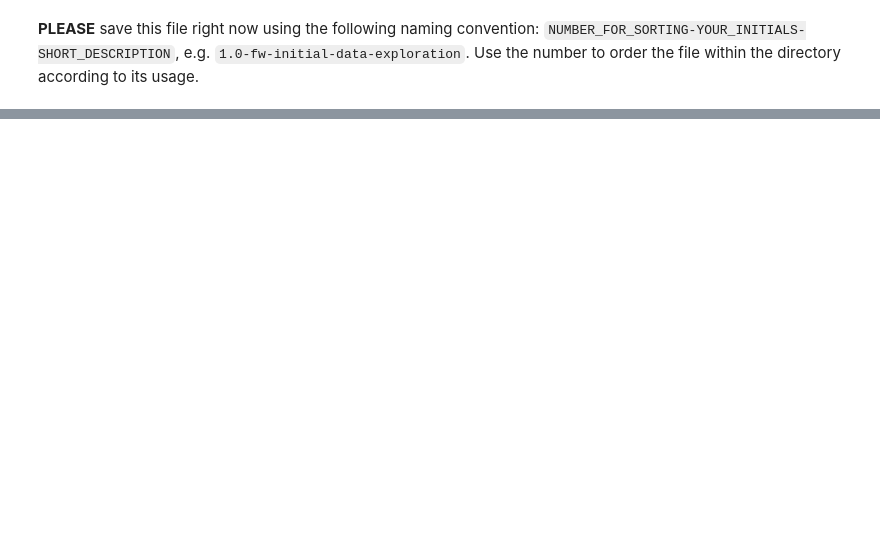
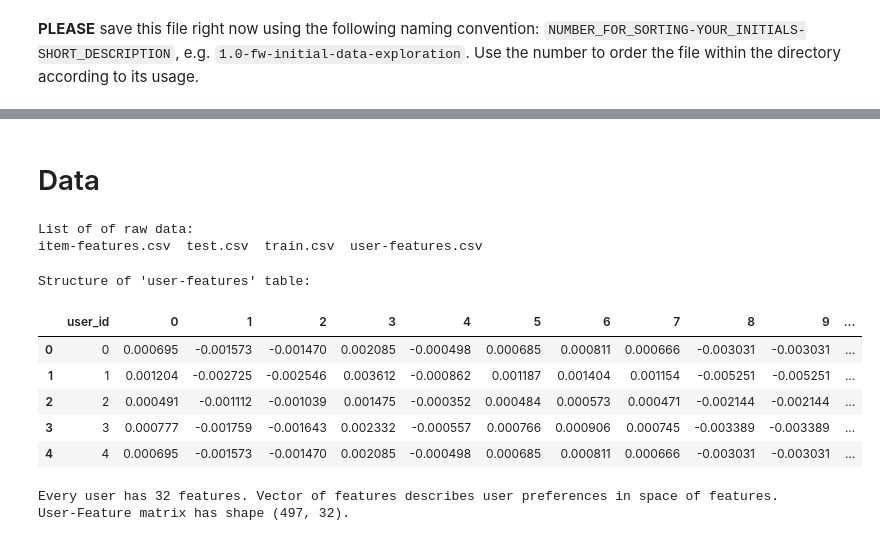
Before and after one commit to devyueightfive/recommendations_project, a Jupyter notebook: notebooks/recommend.ipynb, the cells around one changed output, grey strips where cells are left out. Saved outputs shown, nothing was run; the diff lists cells and outputs as text; code cells hidden in the pictures; blank space fills up the shorter version.

```diff
--- a/notebooks/recommend.ipynb
+++ b/notebooks/recommend.ipynb
@@ -35,0 +93,26 @@ from recommendations_project import *
+# %% [markdown]
+# Data
+# %%
+print("List of of raw data:")
+PATH_TO_DATA = '../data/raw/'
+!ls $PATH_TO_DATA
+# %% [output]
+List of of raw data:
+item-features.csv  test.csv  train.csv  user-features.csv
+# %%
+print("Structure of 'user-features' table:")
+UF_data = (pd.read_csv(os.path.join(os.path.abspath(PATH_TO_DATA), 'user-features.csv'))).sort_values(by='user_id')
+display(UF_data.head())
+print("Every user has 32 features. Vector of features describes user preferences in space of features.")
+UF = UF_data[UF_data.columns[1:]].values
+print(f'User-Feature matrix has shape {UF.shape}.')
+# %% [output]
+Structure of 'user-features' table:
+|  | user_id | 0 | 1 | 2 | 3 | 4 | 5 | 6 | 7 | 8 | 9 | ... |
+| 0 | 0 | 0.000695 | -0.001573 | -0.001470 | 0.002085 | -0.000498 | 0.000685 | 0.000811 | 0.000666 | -0.003031 | -0.003031 | ... |
+| 1 | 1 | 0.001204 | -0.002725 | -0.002546 | 0.003612 | -0.000862 | 0.001187 | 0.001404 | 0.001154 | -0.005251 | -0.005251 | ... |
+| 2 | 2 | 0.000491 | -0.001112 | -0.001039 | 0.001475 | -0.000352 | 0.000484 | 0.000573 | 0.000471 | -0.002144 | -0.002144 | ... |
+| 3 | 3 | 0.000777 | -0.001759 | -0.001643 | 0.002332 | -0.000557 | 0.000766 | 0.000906 | 0.000745 | -0.003389 | -0.003389 | ... |
+| 4 | 4 | 0.000695 | -0.001573 | -0.001470 | 0.002085 | -0.000498 | 0.000685 | 0.000811 | 0.000666 | -0.003031 | -0.003031 | ... |
+Every user has 32 features. Vector of features describes user preferences in space of features.
+User-Feature matrix has shape (497, 32).
```
Also changed, not shown: parts of 38 cells of this notebook.
